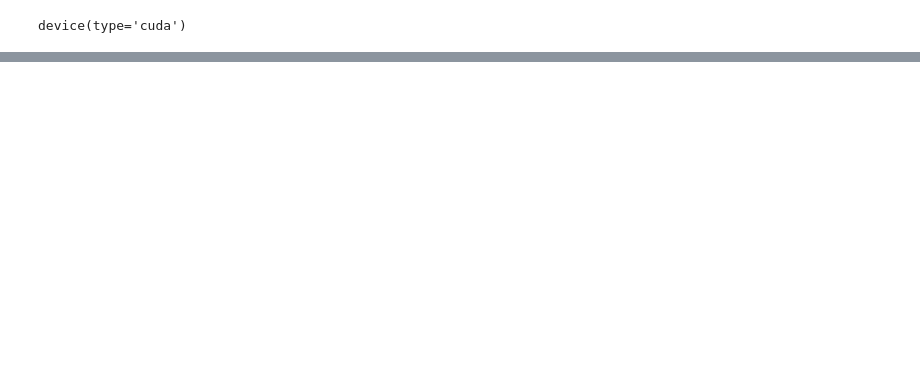
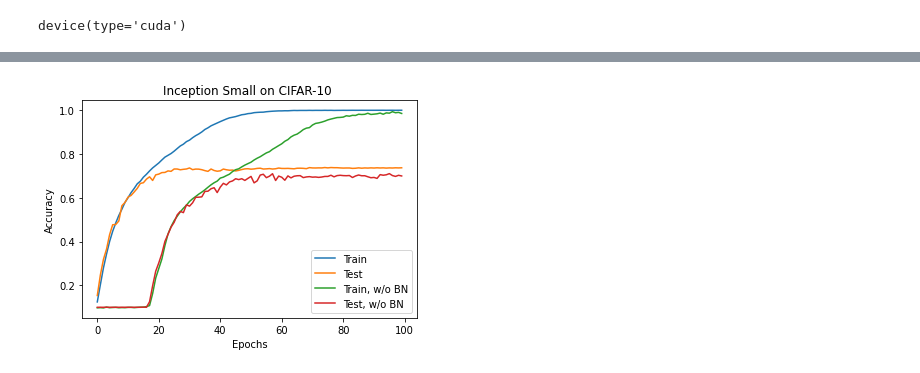
Before and after one commit to mdv3101/Rethinking_Generalization, a Jupyter notebook: Effect of BN_CIFAR10_InceptionSmall.ipynb, the cells around one changed output, grey strips where cells are left out. Drawn from its saved outputs; the diff is of its cells as text; code cells hidden in the pictures; blank space fills up the shorter version.

```diff
--- a/Effect of BN_CIFAR10_InceptionSmall.ipynb
+++ b/Effect of BN_CIFAR10_InceptionSmall.ipynb
@@ -301,0 +298,12 @@ def fit(epoch, model, trainloader, testloader, optimizer,scheduler):
+# %%
+plt.plot(list(history_t1.values()),label='Train')
+plt.plot(list(history_v1.values()),label='Test')
+plt.plot(list(history_t2.values()),label='Train, w/o BN')
+plt.plot(list(history_v2.values()),label='Test, w/o BN')
+plt.xlabel('Epochs')
+plt.ylabel('Accuracy')
+plt.title('Inception Small on CIFAR-10 ')
+plt.legend()
+plt.show()
+# %% [output]
+[figure, added]
```
Also changed, not shown: parts of 13 cells of this notebook.
